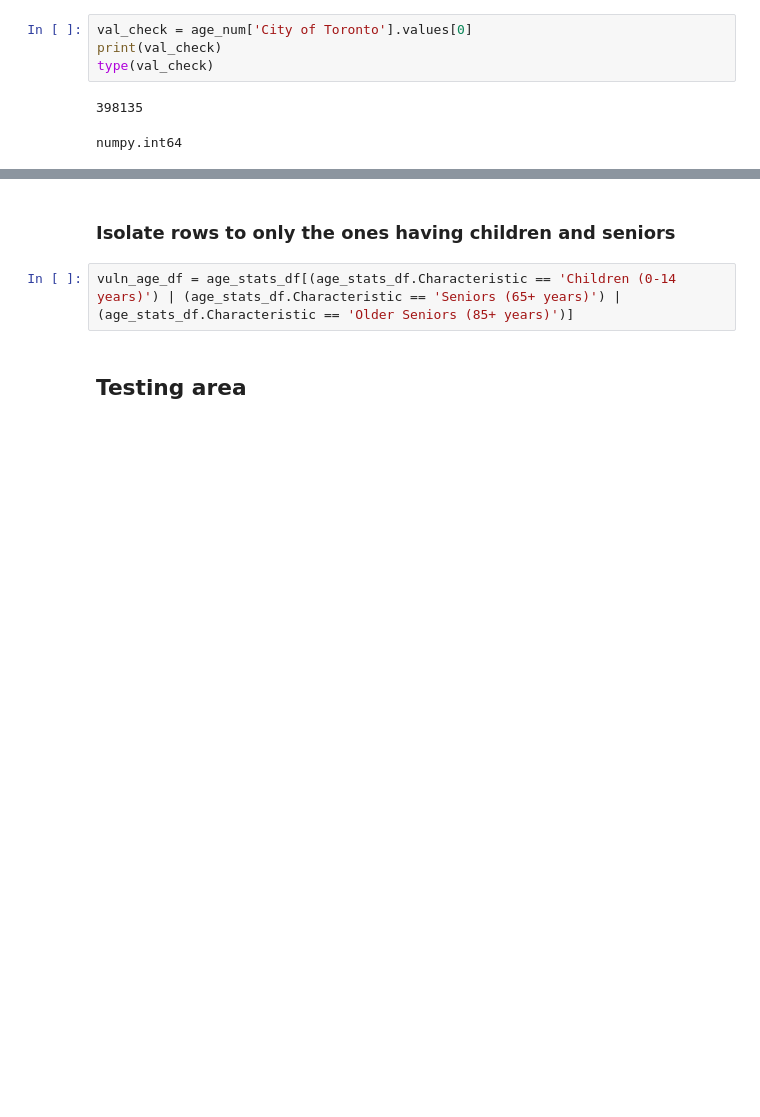
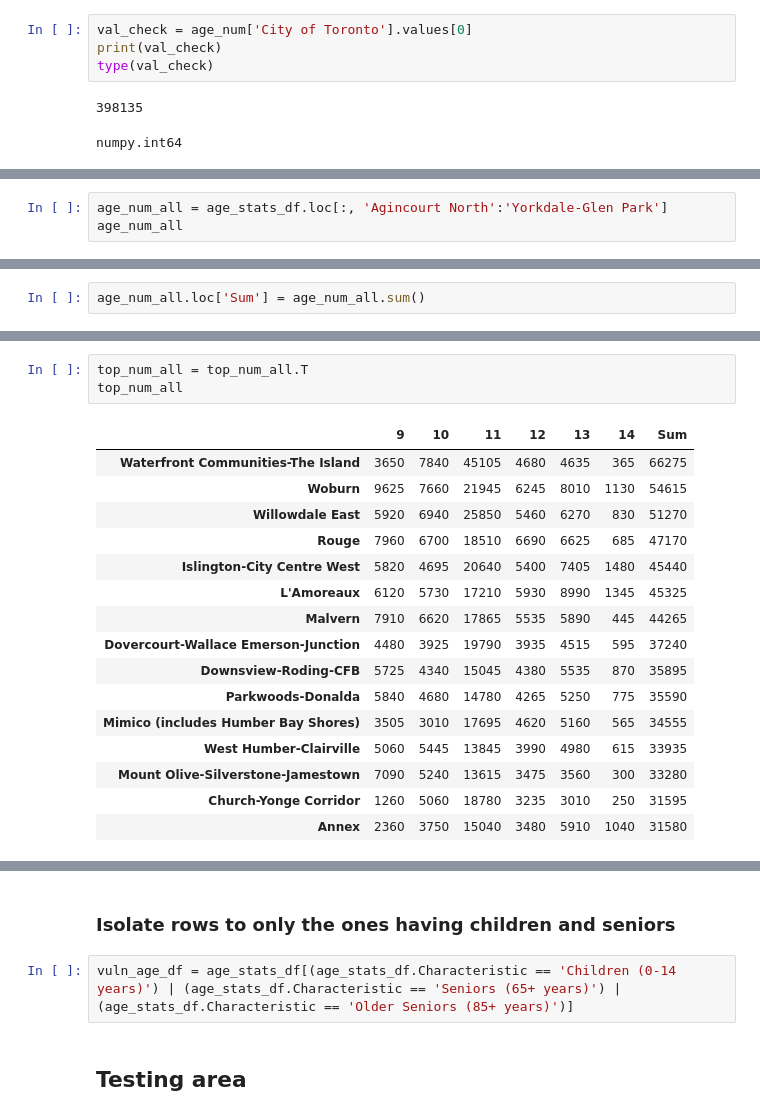
Before and after one commit to genephoenix/Coursera_Capstone, a Jupyter notebook: Capstone Project Notebook.ipynb, the cells around one changed output, grey strips where cells are left out. Saved outputs shown, nothing was run; the diff lists cells and outputs as text; blank space fills up the shorter version.

```diff
--- a/Capstone Project Notebook.ipynb
+++ b/Capstone Project Notebook.ipynb
@@ -254,0 +301,3 @@ numpy.int64
+# %%
+age_num_all = age_stats_df.loc[:, 'Agincourt North':'Yorkdale-Glen Park']
+age_num_all
@@ -254,0 +313,2 @@ numpy.int64
+# %%
+age_num_all.loc['Sum'] = age_num_all.sum()
@@ -254,0 +341,20 @@ numpy.int64
+# %%
+top_num_all = top_num_all.T
+top_num_all
+# %% [output]
+|  | 9 | 10 | 11 | 12 | 13 | 14 | Sum |
+| Waterfront Communities-The Island | 3650 | 7840 | 45105 | 4680 | 4635 | 365 | 66275 |
+| Woburn | 9625 | 7660 | 21945 | 6245 | 8010 | 1130 | 54615 |
+| Willowdale East | 5920 | 6940 | 25850 | 5460 | 6270 | 830 | 51270 |
+| Rouge | 7960 | 6700 | 18510 | 6690 | 6625 | 685 | 47170 |
+| Islington-City Centre West | 5820 | 4695 | 20640 | 5400 | 7405 | 1480 | 45440 |
+| L'Amoreaux | 6120 | 5730 | 17210 | 5930 | 8990 | 1345 | 45325 |
+| Malvern | 7910 | 6620 | 17865 | 5535 | 5890 | 445 | 44265 |
+| Dovercourt-Wallace Emerson-Junction | 4480 | 3925 | 19790 | 3935 | 4515 | 595 | 37240 |
+| Downsview-Roding-CFB | 5725 | 4340 | 15045 | 4380 | 5535 | 870 | 35895 |
+| Parkwoods-Donalda | 5840 | 4680 | 14780 | 4265 | 5250 | 775 | 35590 |
+| Mimico (includes Humber Bay Shores) | 3505 | 3010 | 17695 | 4620 | 5160 | 565 | 34555 |
+| West Humber-Clairville | 5060 | 5445 | 13845 | 3990 | 4980 | 615 | 33935 |
+| Mount Olive-Silverstone-Jamestown | 7090 | 5240 | 13615 | 3475 | 3560 | 300 | 33280 |
+| Church-Yonge Corridor | 1260 | 5060 | 18780 | 3235 | 3010 | 250 | 31595 |
+| Annex | 2360 | 3750 | 15040 | 3480 | 5910 | 1040 | 31580 |
```
Also changed, not shown: parts of 78 cells of this notebook.
